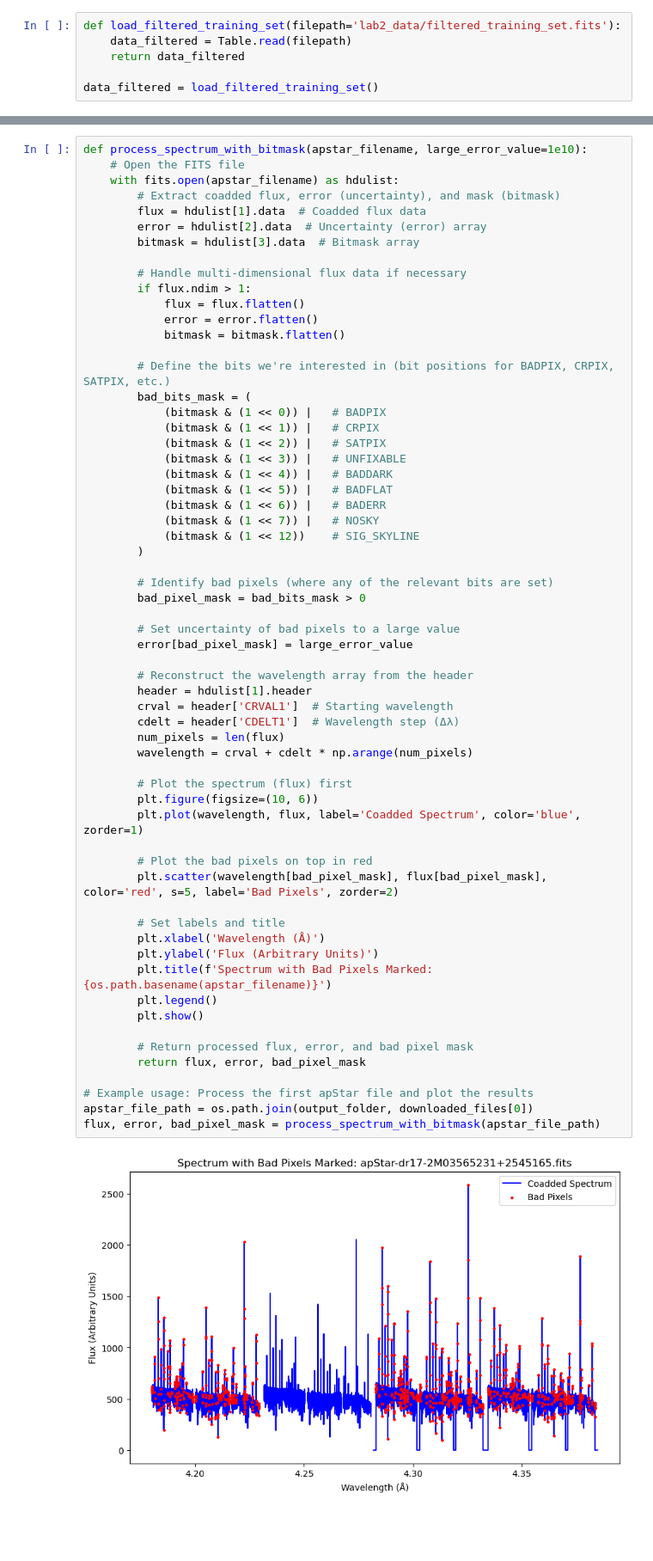
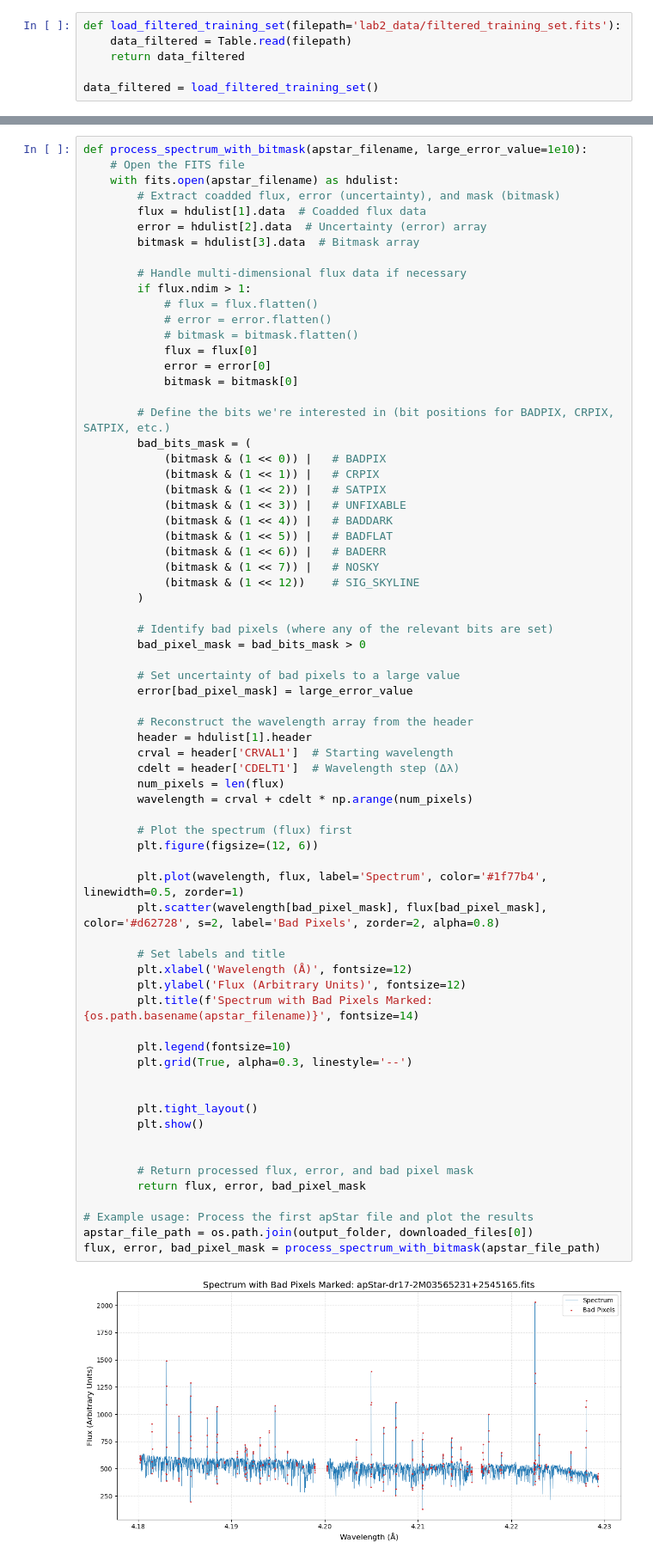
Before and after one commit to vt2211/AstroDS, a Jupyter notebook: personal_material/Lab2/Vardaan_Tekriwal_Lab2_cp1.ipynb, the cells around one changed output, grey strips where cells are left out. Shown: that part at 86% size. Cells and saved outputs as stored; diff of their text form; blank space fills up the shorter version.

```diff
--- a/personal_material/Lab2/Vardaan_Tekriwal_Lab2_cp1.ipynb
+++ b/personal_material/Lab2/Vardaan_Tekriwal_Lab2_cp1.ipynb
@@ -177,9 +169,12 @@ def process_spectrum_with_bitmask(apstar_filename, large_error_value=1e10):
 
         # Handle multi-dimensional flux data if necessary
         if flux.ndim > 1:
-            flux = flux.flatten()
-            error = error.flatten()
-            bitmask = bitmask.flatten()
+            # flux = flux.flatten()
+            # error = error.flatten()
+            # bitmask = bitmask.flatten()
+            flux = flux[0]
+            error = error[0]
+            bitmask = bitmask[0]
 
         # Define the bits we're interested in (bit positions for BADPIX, CRPIX, SATPIX, etc.)
         bad_bits_mask = (
@@ -193,42 +188,47 @@ def process_spectrum_with_bitmask(apstar_filename, large_error_value=1e10):
             (bitmask & (1 << 7)) |   # NOSKY
             (bitmask & (1 << 12))    # SIG_SKYLINE
         )
 
         # Identify bad pixels (where any of the relevant bits are set)
         bad_pixel_mask = bad_bits_mask > 0
 
         # Set uncertainty of bad pixels to a large value
         error[bad_pixel_mask] = large_error_value
 
         # Reconstruct the wavelength array from the header
         header = hdulist[1].header
         crval = header['CRVAL1']  # Starting wavelength
         cdelt = header['CDELT1']  # Wavelength step (Δλ)
         num_pixels = len(flux)
         wavelength = crval + cdelt * np.arange(num_pixels)
 
         # Plot the spectrum (flux) first
-        plt.figure(figsize=(10, 6))
-        plt.plot(wavelength, flux, label='Coadded Spectrum', color='blue', zorder=1)
+        plt.figure(figsize=(12, 6))
 
-        # Plot the bad pixels on top in red
-        plt.scatter(wavelength[bad_pixel_mask], flux[bad_pixel_mask], color='red', s=5, label='Bad Pixels', zorder=2)
+        plt.plot(wavelength, flux, label='Spectrum', color='#1f77b4', linewidth=0.5, zorder=1)
+        plt.scatter(wavelength[bad_pixel_mask], flux[bad_pixel_mask], color='#d62728', s=2, label='Bad Pixels', zorder=2, alpha=0.8)
 
         # Set labels and title
-        plt.xlabel('Wavelength (Å)')
-        plt.ylabel('Flux (Arbitrary Units)')
-        plt.title(f'Spectrum with Bad Pixels Marked: {os.path.basename(apstar_filename)}')
-        plt.legend()
+        plt.xlabel('Wavelength (Å)', fontsize=12)
+        plt.ylabel('Flux (Arbitrary Units)', fontsize=12)
+        plt.title(f'Spectrum with Bad Pixels Marked: {os.path.basename(apstar_filename)}', fontsize=14)
+
+        plt.legend(fontsize=10)
+        plt.grid(True, alpha=0.3, linestyle='--')
+
+
+        plt.tight_layout()
         plt.show()
+
 
         # Return processed flux, error, and bad pixel mask
         return flux, error, bad_pixel_mask
 
 # Example usage: Process the first apStar file and plot the results
 apstar_file_path = os.path.join(output_folder, downloaded_files[0])
 flux, error, bad_pixel_mask = process_spectrum_with_bitmask(apstar_file_path)
 # %% [output]
-[figure, old version]
+[figure, new version]
 # %%
 # Count the number of bad bits (bad pixels)
 num_bad_bits = np.sum(bad_pixel_mask)
```
Also changed, not shown: parts of 7 cells of this notebook.
